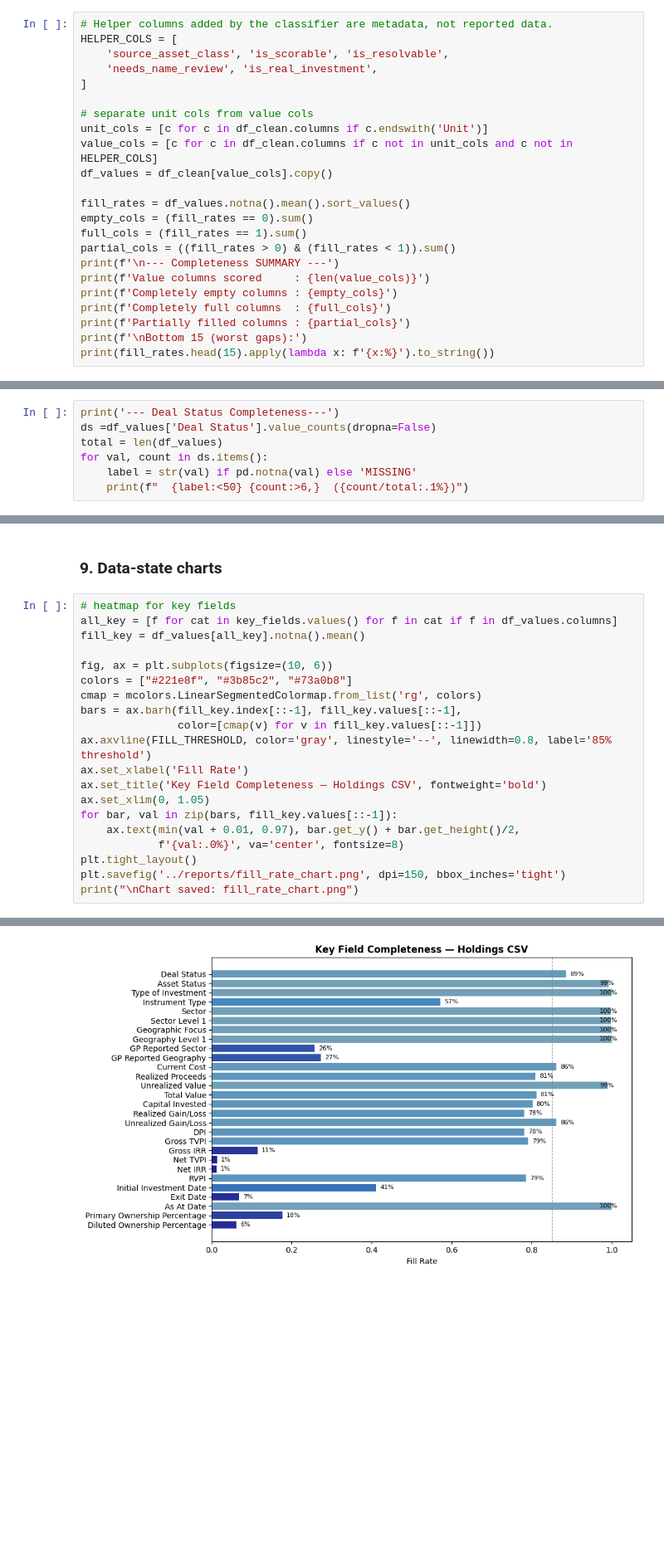
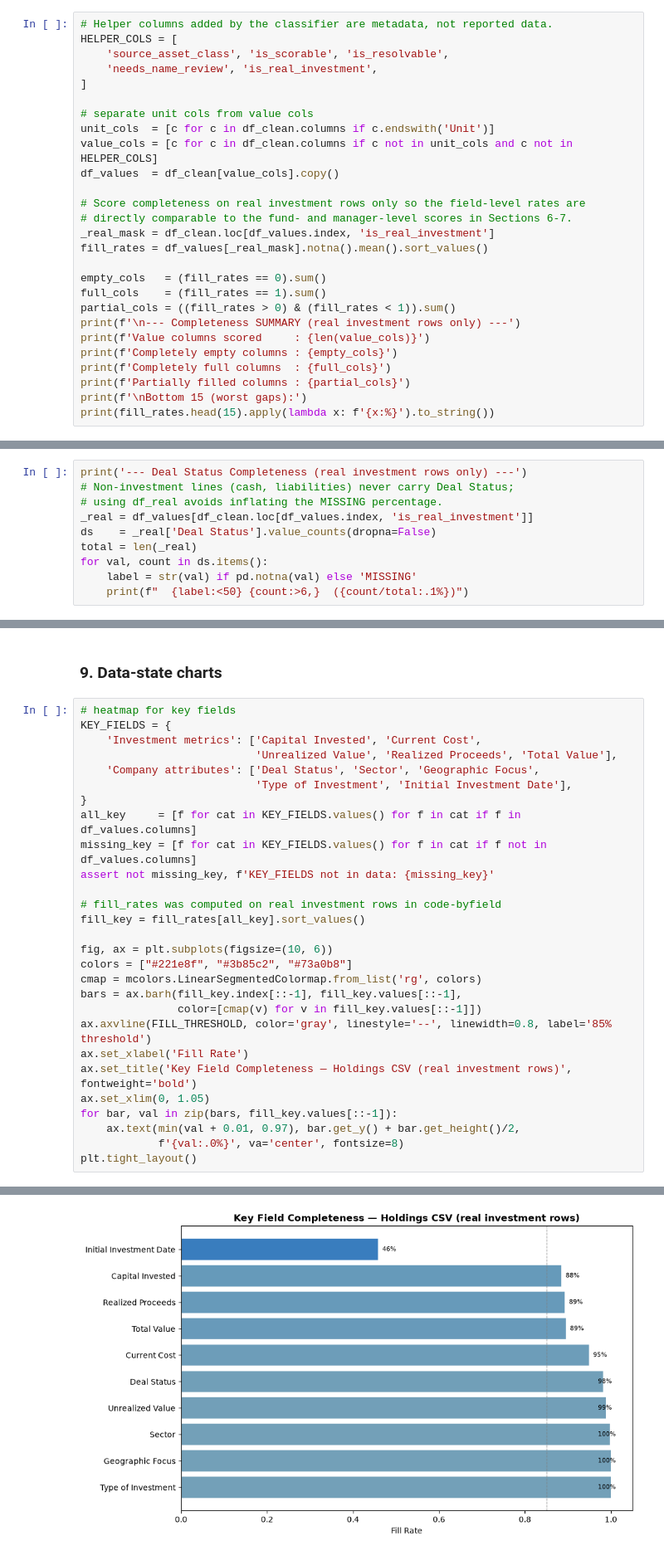
Before and after one commit to kyulli/FundHoldings, a Jupyter notebook: notebooks/(phase1)holdings_data_state_analysis.ipynb, the cells around one changed output, grey strips where cells are left out. Shown at 83% size. Cells and saved outputs as stored; diff of their text form; blank space fills up the shorter version.

```diff
--- a/notebooks/(phase1)holdings_data_state_analysis.ipynb
+++ b/notebooks/(phase1)holdings_data_state_analysis.ipynb
@@ -223,15 +271,19 @@ HELPER_COLS = [
 ]
 
 # separate unit cols from value cols
-unit_cols = [c for c in df_clean.columns if c.endswith('Unit')]
+unit_cols  = [c for c in df_clean.columns if c.endswith('Unit')]
 value_cols = [c for c in df_clean.columns if c not in unit_cols and c not in HELPER_COLS]
-df_values = df_clean[value_cols].copy()
+df_values  = df_clean[value_cols].copy()
 
-fill_rates = df_values.notna().mean().sort_values()
-empty_cols = (fill_rates == 0).sum()
-full_cols = (fill_rates == 1).sum()
+# Score completeness on real investment rows only so the field-level rates are
+# directly comparable to the fund- and manager-level scores in Sections 6-7.
+_real_mask = df_clean.loc[df_values.index, 'is_real_investment']
+fill_rates = df_values[_real_mask].notna().mean().sort_values()
+
+empty_cols   = (fill_rates == 0).sum()
+full_cols    = (fill_rates == 1).sum()
 partial_cols = ((fill_rates > 0) & (fill_rates < 1)).sum()
-print(f'\n--- Completeness SUMMARY ---')
+print(f'\n--- Completeness SUMMARY (real investment rows only) ---')
 print(f'Value columns scored     : {len(value_cols)}')
 print(f'Completely empty columns : {empty_cols}')
 print(f'Completely full columns  : {full_cols}')
@@ -296,7 +319,10 @@ Ownership:
 # %%
-print('--- Deal Status Completeness---')
-ds =df_values['Deal Status'].value_counts(dropna=False)
-total = len(df_values)
+print('--- Deal Status Completeness (real investment rows only) ---')
+# Non-investment lines (cash, liabilities) never carry Deal Status;
+# using df_real avoids inflating the MISSING percentage.
+_real = df_values[df_clean.loc[df_values.index, 'is_real_investment']]
+ds    = _real['Deal Status'].value_counts(dropna=False)
+total = len(_real)
 for val, count in ds.items():
     label = str(val) if pd.notna(val) else 'MISSING'
     print(f"  {label:<50} {count:>6,}  ({count/total:.1%})")
@@ -551,8 +633,18 @@ Other                                              2
 ### 9. Data-state charts
 # %%
 # heatmap for key fields
-all_key = [f for cat in key_fields.values() for f in cat if f in df_values.columns]
-fill_key = df_values[all_key].notna().mean()
+KEY_FIELDS = {
+    'Investment metrics': ['Capital Invested', 'Current Cost',
+                           'Unrealized Value', 'Realized Proceeds', 'Total Value'],
+    'Company attributes': ['Deal Status', 'Sector', 'Geographic Focus',
+                           'Type of Investment', 'Initial Investment Date'],
+}
+all_key     = [f for cat in KEY_FIELDS.values() for f in cat if f in df_values.columns]
+missing_key = [f for cat in KEY_FIELDS.values() for f in cat if f not in df_values.columns]
+assert not missing_key, f'KEY_FIELDS not in data: {missing_key}'
+
+# fill_rates was computed on real investment rows in code-byfield
+fill_key = fill_rates[all_key].sort_values()
 
 fig, ax = plt.subplots(figsize=(10, 6))
 colors = ["#221e8f", "#3b85c2", "#73a0b8"]
@@ -561,12 +653,10 @@ bars = ax.barh(fill_key.index[::-1], fill_key.values[::-1],
                color=[cmap(v) for v in fill_key.values[::-1]])
 ax.axvline(FILL_THRESHOLD, color='gray', linestyle='--', linewidth=0.8, label='85% threshold')
 ax.set_xlabel('Fill Rate')
-ax.set_title('Key Field Completeness — Holdings CSV', fontweight='bold')
+ax.set_title('Key Field Completeness — Holdings CSV (real investment rows)', fontweight='bold')
 ax.set_xlim(0, 1.05)
 for bar, val in zip(bars, fill_key.values[::-1]):
     ax.text(min(val + 0.01, 0.97), bar.get_y() + bar.get_height()/2,
             f'{val:.0%}', va='center', fontsize=8)
 plt.tight_layout()
-plt.savefig('../reports/fill_rate_chart.png', dpi=150, bbox_inches='tight')
-print("\nChart saved: fill_rate_chart.png")
 # %% [output]
@@ -574,4 +663,4 @@ Chart saved: fill_rate_chart.png
-[figure, old version]
+[figure, new version]
 # %%
 fig, axes = plt.subplots(1, 2, figsize=(14, 5))
 fig.suptitle('Completeness distribution by dimension', fontweight='bold')
```
Also changed, not shown: parts of 37 cells of this notebook, 1 other file.
